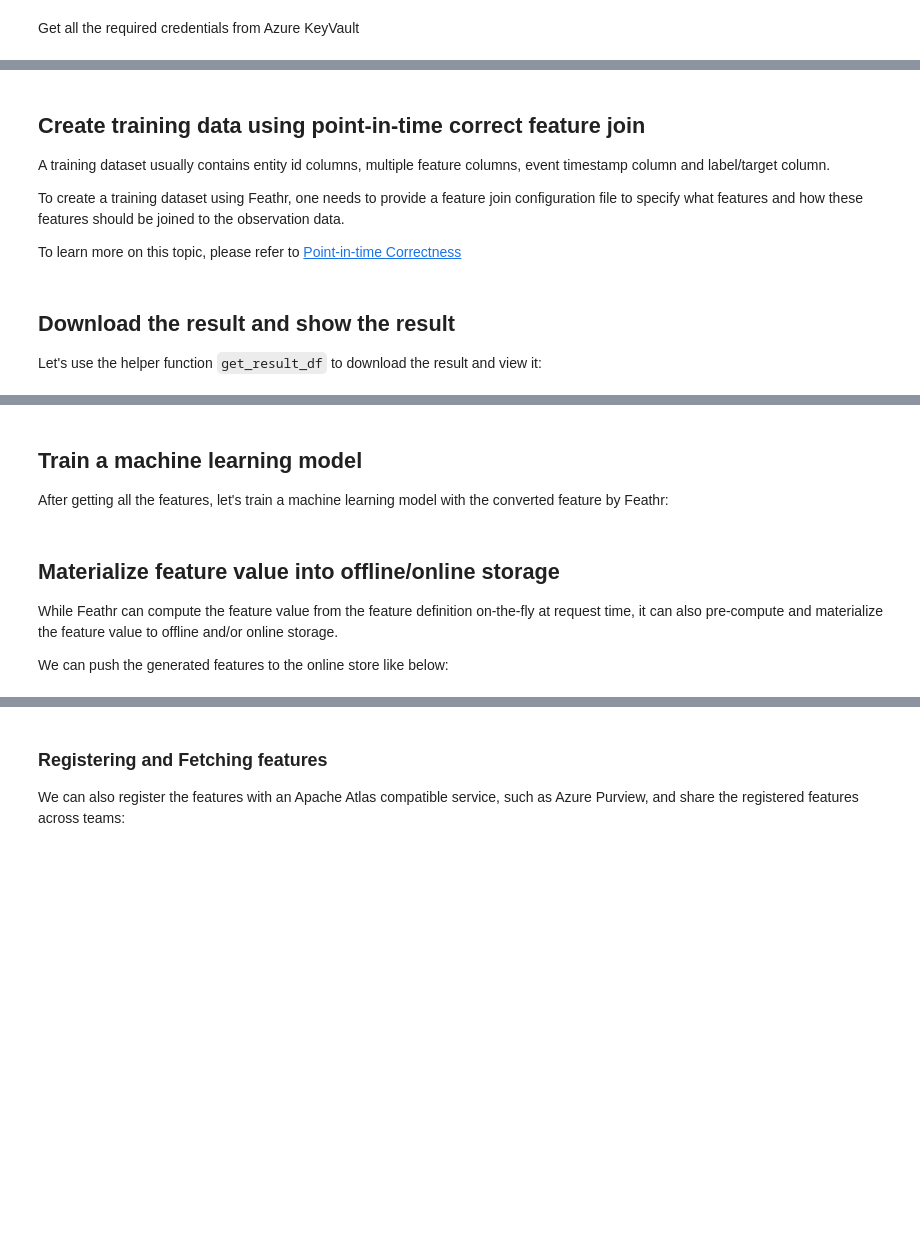
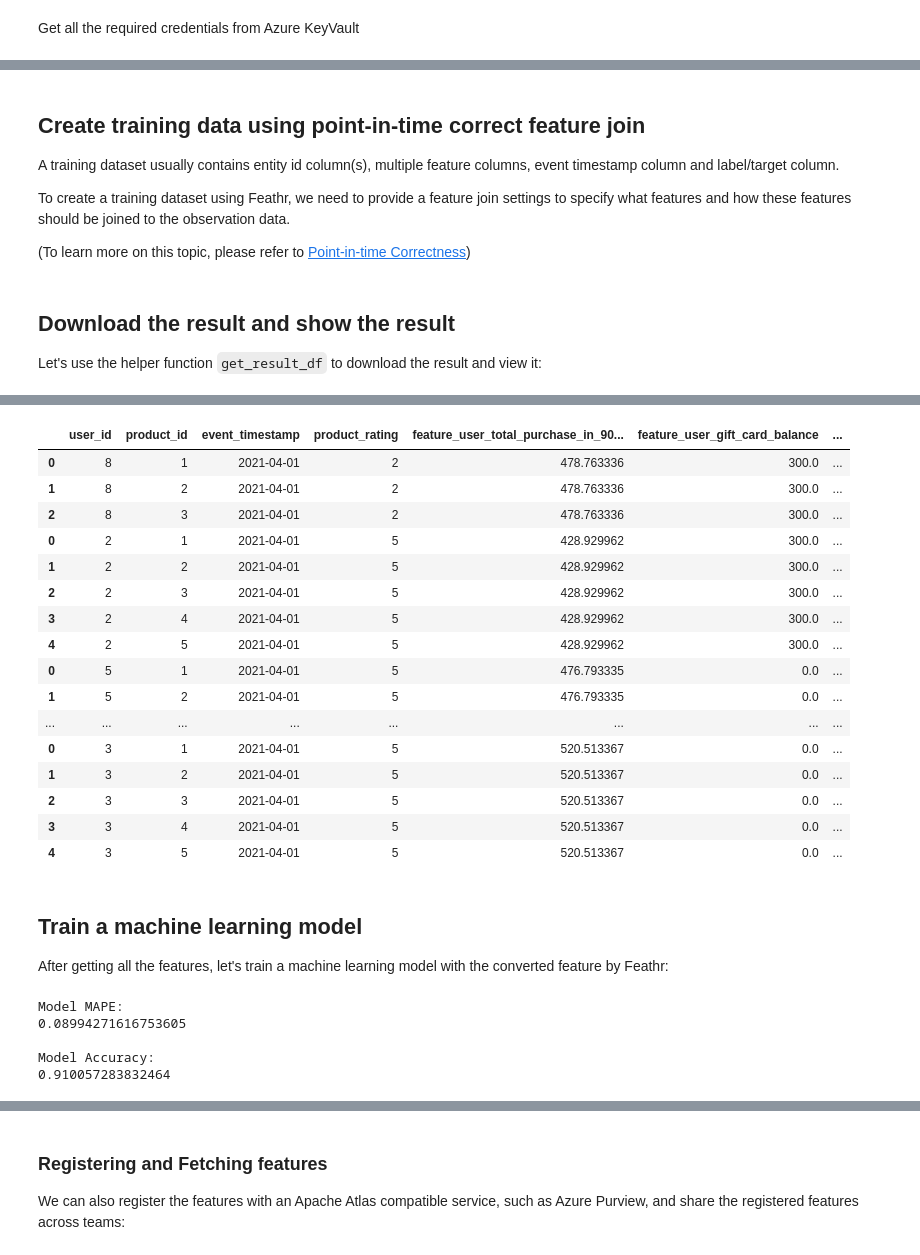
Before and after one commit to feathr-ai/feathr, a Jupyter notebook: docs/samples/product_recommendation_demo.ipynb, the cells around one changed output, grey strips where cells are left out. Saved outputs shown, nothing was run; the diff lists cells and outputs as text; code cells hidden in the pictures; blank space fills up the shorter version.

Commit message:
Improve product recoomendation notebook

```diff
--- a/docs/samples/product_recommendation_demo.ipynb
+++ b/docs/samples/product_recommendation_demo.ipynb
@@ -185,3 +184,3 @@ To run this notebook, for Databricks useres, you need DATABRICKS_WORKSPACE_TOKEN
 # %%
-client = FeathrClient(config_path=tmp.name)
+feathr_client = FeathrClient(config_path=tmp.name)
 # %% [markdown]
@@ -321,10 +404,10 @@ client.build_features(anchor_list=[agg_anchor, request_anchor], derived_feature_
 # %% [markdown]
 ## Create training data using point-in-time correct feature join
 
-A training dataset usually contains entity id columns, multiple feature columns, event timestamp column and label/target column.
+A training dataset usually contains entity id column(s), multiple feature columns, event timestamp column and label/target column.
 
-To create a training dataset using Feathr, one needs to provide a feature join configuration file to specify
+To create a training dataset using Feathr, we need to provide a feature join settings to specify
 what features and how these features should be joined to the observation data.
 
-To learn more on this topic, please refer to [Point-in-time Correctness](https://github.com/linkedin/feathr/blob/main/docs/concepts/point-in-time-join.md)
+(To learn more on this topic, please refer to [Point-in-time Correctness](https://github.com/linkedin/feathr/blob/main/docs/concepts/point-in-time-join.md))
 # %%
@@ -367,6 +451,7 @@ def get_result_df(client: FeathrClient) -> pd.DataFrame:
     tmp_dir.cleanup()
     return vertical_concat_df
 
-df_res = get_result_df(client)
+df_res = get_result_df(feathr_client)
 
 df_res
+# %% [output]
@@ -373,3 +461,20 @@ df_res
+|  | user_id | product_id | event_timestamp | product_rating | feature_user_total_purchase_in_90... | feature_user_gift_card_balance | ... |
+| 0 | 8 | 1 | 2021-04-01 | 2 | 478.763336 | 300.0 | ... |
+| 1 | 8 | 2 | 2021-04-01 | 2 | 478.763336 | 300.0 | ... |
+| 2 | 8 | 3 | 2021-04-01 | 2 | 478.763336 | 300.0 | ... |
+| 0 | 2 | 1 | 2021-04-01 | 5 | 428.929962 | 300.0 | ... |
+| 1 | 2 | 2 | 2021-04-01 | 5 | 428.929962 | 300.0 | ... |
+| 2 | 2 | 3 | 2021-04-01 | 5 | 428.929962 | 300.0 | ... |
+| 3 | 2 | 4 | 2021-04-01 | 5 | 428.929962 | 300.0 | ... |
+| 4 | 2 | 5 | 2021-04-01 | 5 | 428.929962 | 300.0 | ... |
+| 0 | 5 | 1 | 2021-04-01 | 5 | 476.793335 | 0.0 | ... |
+| 1 | 5 | 2 | 2021-04-01 | 5 | 476.793335 | 0.0 | ... |
+| ... | ... | ... | ... | ... | ... | ... | ... |
+| 0 | 3 | 1 | 2021-04-01 | 5 | 520.513367 | 0.0 | ... |
+| 1 | 3 | 2 | 2021-04-01 | 5 | 520.513367 | 0.0 | ... |
+| 2 | 3 | 3 | 2021-04-01 | 5 | 520.513367 | 0.0 | ... |
+| 3 | 3 | 4 | 2021-04-01 | 5 | 520.513367 | 0.0 | ... |
+| 4 | 3 | 5 | 2021-04-01 | 5 | 520.513367 | 0.0 | ... |
 # %% [markdown]
 ## Train a machine learning model
 After getting all the features, let's train a machine learning model with the converted feature by Feathr:
@@ -409,10 +514,9 @@ print(mean_abs_percent_error)
 print()
 print("Model Accuracy:")
 print(1 - mean_abs_percent_error)
+# %% [output]
+Model MAPE:
+0.08994271616753605
+
+Model Accuracy:
+0.910057283832464
-# %% [markdown]
-## Materialize feature value into offline/online storage
-
-While Feathr can compute the feature value from the feature definition on-the-fly at request time, it can also pre-compute
-and materialize the feature value to offline and/or online storage.
-
-We can push the generated features to the online store like below:
```
Also changed, not shown: parts of 39 cells of this notebook, 1 other file.
